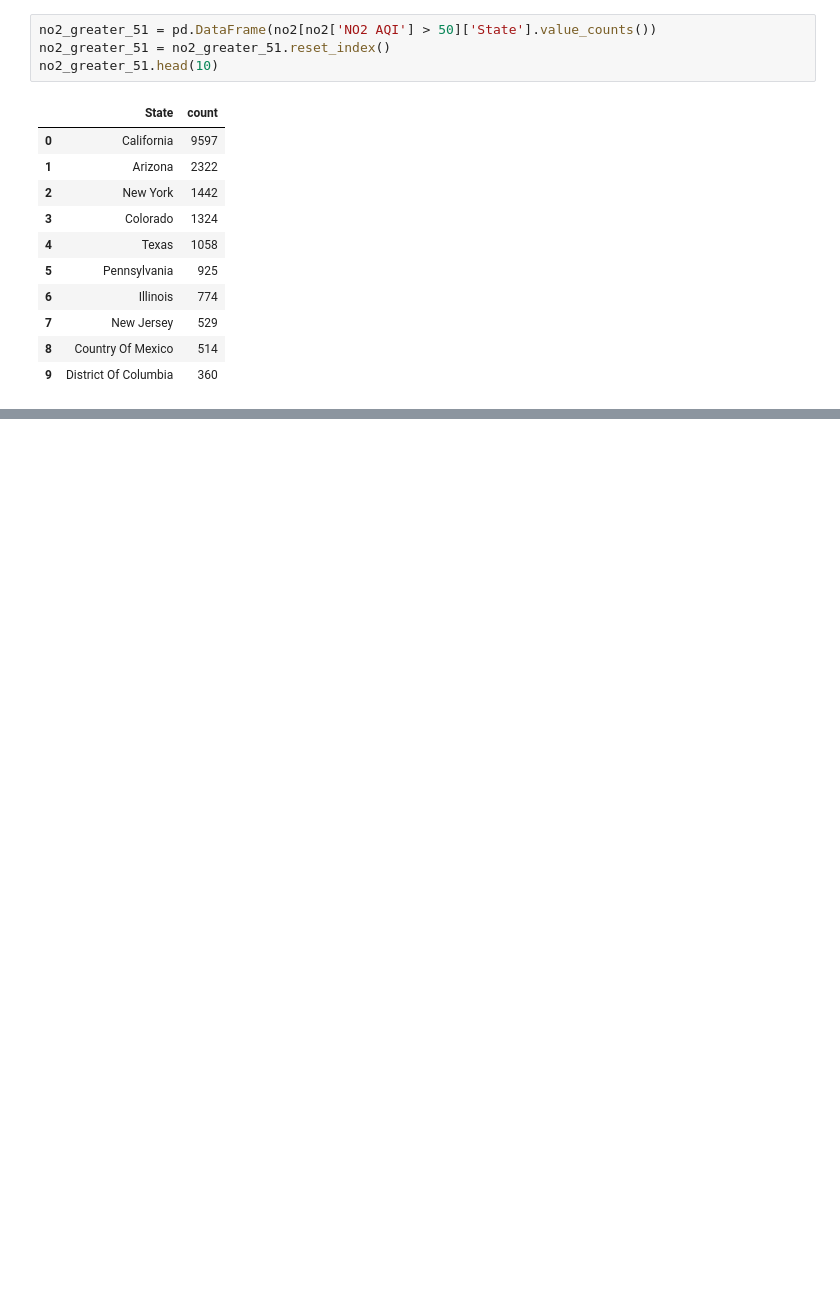
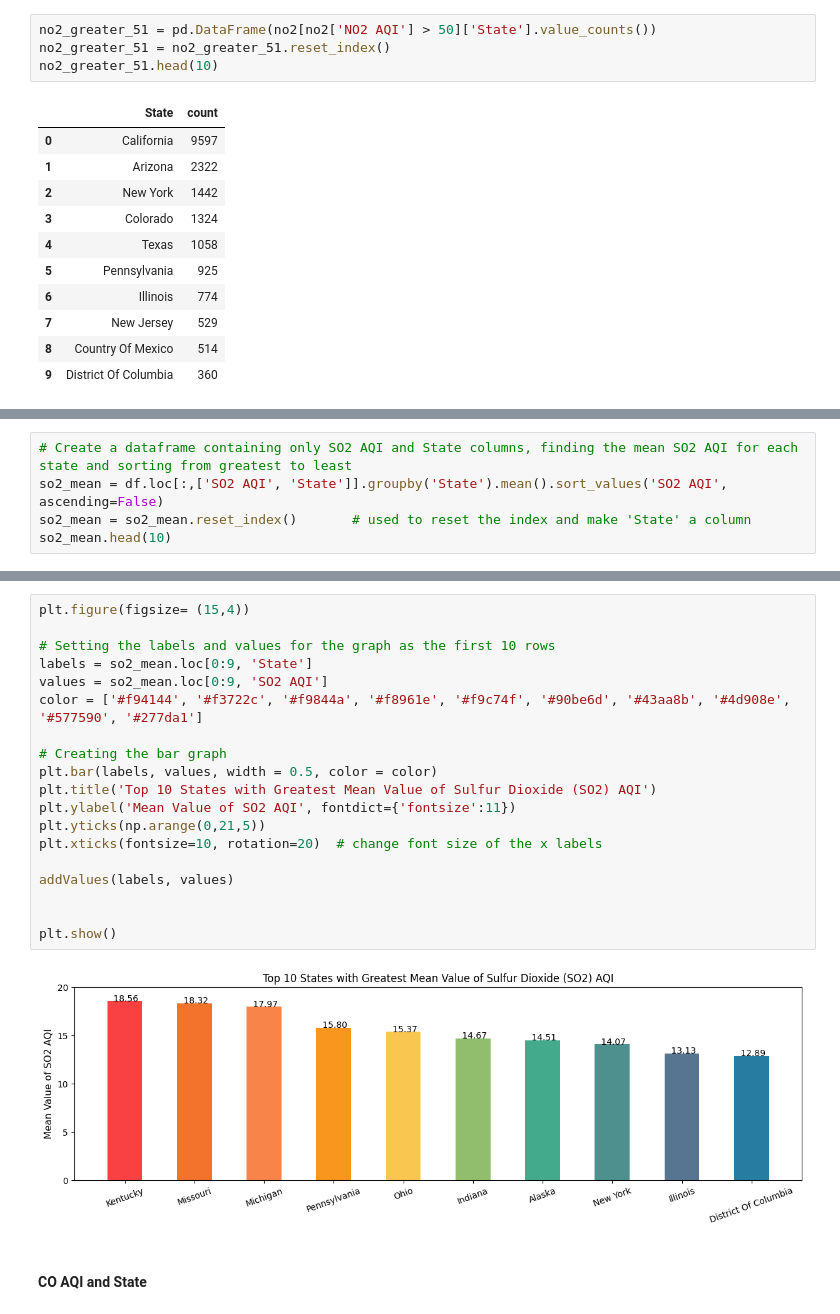
Before and after one commit to aidaduong/US-Air-Pollution-EDA-Kaggle, a Jupyter notebook: air_pollution_EDA.ipynb, the cells around one changed output, grey strips where cells are left out. Cells and saved outputs as stored; diff of their text form; blank space fills up the shorter version.

```diff
--- a/air_pollution_EDA.ipynb
+++ b/air_pollution_EDA.ipynb
@@ -450,0 +551,5 @@ no2_greater_51.head(10)
+# %%
+# Create a dataframe containing only SO2 AQI and State columns, finding the mean SO2 AQI for each state and sorting from greatest to least
+so2_mean = df.loc[:,['SO2 AQI', 'State']].groupby('State').mean().sort_values('SO2 AQI', ascending=False)
+so2_mean = so2_mean.reset_index()       # used to reset the index and make 'State' a column
+so2_mean.head(10)
@@ -450,0 +568,23 @@ no2_greater_51.head(10)
+# %%
+plt.figure(figsize= (15,4))
+
+# Setting the labels and values for the graph as the first 10 rows
+labels = so2_mean.loc[0:9, 'State']
+values = so2_mean.loc[0:9, 'SO2 AQI']
+color = ['#f94144', '#f3722c', '#f9844a', '#f8961e', '#f9c74f', '#90be6d', '#43aa8b', '#4d908e', '#577590', '#277da1']
+
+# Creating the bar graph
+plt.bar(labels, values, width = 0.5, color = color)
+plt.title('Top 10 States with Greatest Mean Value of Sulfur Dioxide (SO2) AQI')
+plt.ylabel('Mean Value of SO2 AQI', fontdict={'fontsize':11})
+plt.yticks(np.arange(0,21,5))
+plt.xticks(fontsize=10, rotation=20)  # change font size of the x labels
+
+addValues(labels, values)
+
+
+plt.show()
+# %% [output]
+[figure, added]
+# %% [markdown]
+#### CO AQI and State
```
Also changed, not shown: parts of 32 cells of this notebook.
